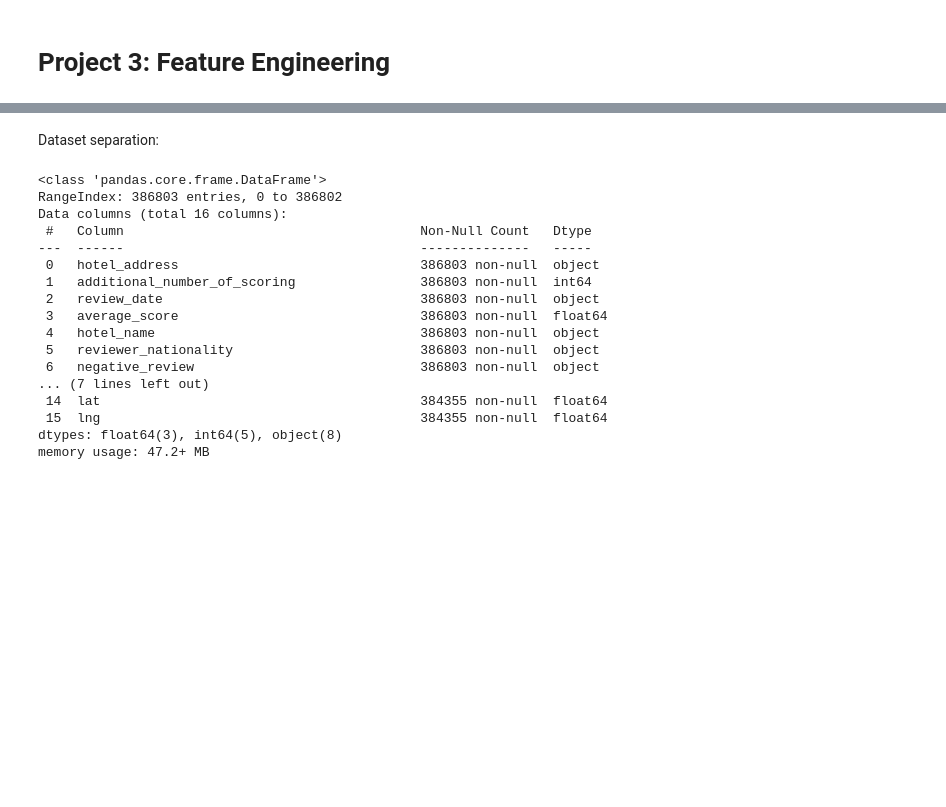
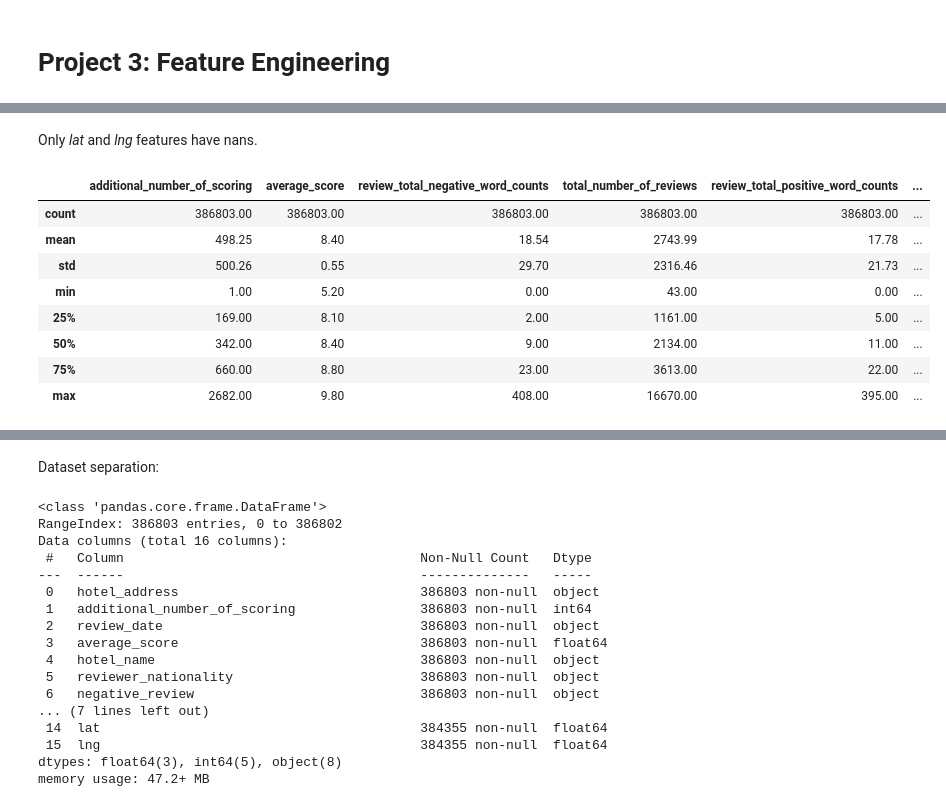
Before and after one commit to errlwdfi/sf_data_science, a Jupyter notebook: booking/booking.ipynb, the cells around one changed output, grey strips where cells are left out. Drawn from its saved outputs; the diff is of its cells as text; code cells hidden in the pictures; blank space fills up the shorter version.

```diff
--- a/booking/booking.ipynb
+++ b/booking/booking.ipynb
@@ -19,0 +41,15 @@ hotels.head()
+# %% [markdown]
+Only *lat* and *lng* features have nans.
+# %%
+# Statistics of numeric features
+hotels.describe().round(2)
+# %% [output]
+|  | additional_number_of_scoring | average_score | review_total_negative_word_counts | total_number_of_reviews | review_total_positive_word_counts | ... |
+| count | 386803.00 | 386803.00 | 386803.00 | 386803.00 | 386803.00 | ... |
+| mean | 498.25 | 8.40 | 18.54 | 2743.99 | 17.78 | ... |
+| std | 500.26 | 0.55 | 29.70 | 2316.46 | 21.73 | ... |
+| min | 1.00 | 5.20 | 0.00 | 43.00 | 0.00 | ... |
+| 25% | 169.00 | 8.10 | 2.00 | 1161.00 | 5.00 | ... |
+| 50% | 342.00 | 8.40 | 9.00 | 2134.00 | 11.00 | ... |
+| 75% | 660.00 | 8.80 | 23.00 | 3613.00 | 22.00 | ... |
+| max | 2682.00 | 9.80 | 408.00 | 16670.00 | 395.00 | ... |
```
Also changed, not shown: parts of 39 cells of this notebook, 11 other files.
